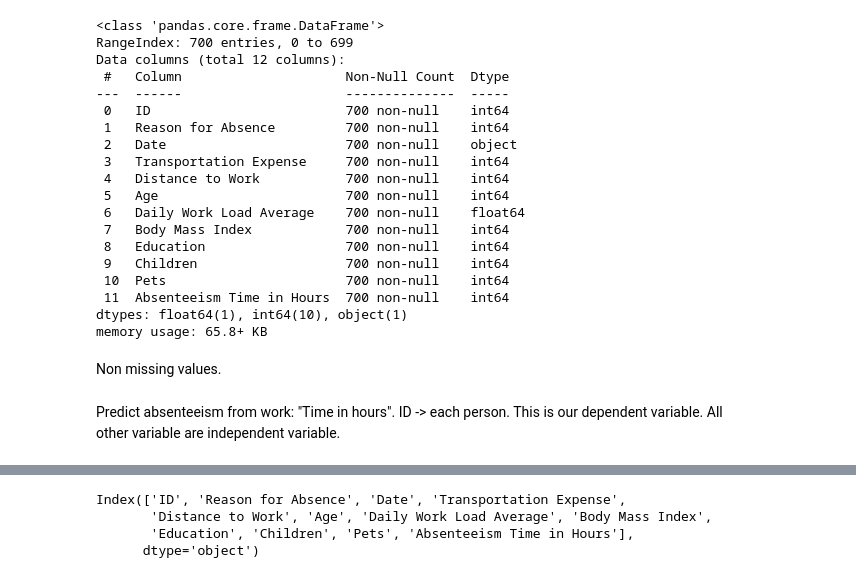
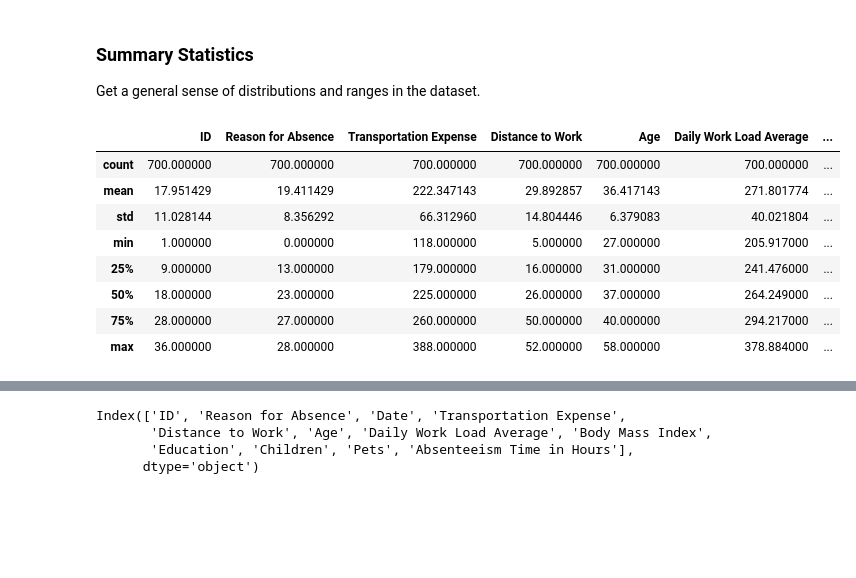
Before and after one commit to shree131/absenteeism_prediction_model, a Jupyter notebook: 1_Absenteeism_Preprocessing.ipynb, the cells around one changed output, grey strips where cells are left out. Drawn from its saved outputs; the diff is of its cells as text; code cells hidden in the pictures; blank space fills up the shorter version.

```diff
--- a/1_Absenteeism_Preprocessing.ipynb
+++ b/1_Absenteeism_Preprocessing.ipynb
@@ -33,0 +24,17 @@ df.head()
+# %%
+# Core libraries
+import pandas as pd
+import numpy as np
+from IPython.display import display, Markdown
+
+# Display settings
+pd.set_option('display.max_columns', None)
+
+# Load dataset
+df = pd.read_csv('absenteeism_raw_data.csv')
+
+# Initial checkpoint for backup
+df_raw = df.copy()
+
+# Preview first few rows
+df.head()
@@ -34,26 +101,15 @@ df.head()
+# %% [markdown]
+### Summary Statistics
+Get a general sense of distributions and ranges in the dataset.
 # %%
-df.info()
+df.describe()
 # %% [output]
-<class 'pandas.core.frame.DataFrame'>
-RangeIndex: 700 entries, 0 to 699
-Data columns (total 12 columns):
- #   Column                     Non-Null Count  Dtype
----  ------                     --------------  -----
- 0   ID                         700 non-null    int64
- 1   Reason for Absence         700 non-null    int64
- 2   Date                       700 non-null    object
- 3   Transportation Expense     700 non-null    int64
- 4   Distance to Work           700 non-null    int64
- 5   Age                        700 non-null    int64
- 6   Daily Work Load Average    700 non-null    float64
- 7   Body Mass Index            700 non-null    int64
- 8   Education                  700 non-null    int64
- 9   Children                   700 non-null    int64
- 10  Pets                       700 non-null    int64
- 11  Absenteeism Time in Hours  700 non-null    int64
-dtypes: float64(1), int64(10), object(1)
-memory usage: 65.8+ KB
+|  | ID | Reason for Absence | Transportation Expense | Distance to Work | Age | Daily Work Load Average | ... |
+| count | 700.000000 | 700.000000 | 700.000000 | 700.000000 | 700.000000 | 700.000000 | ... |
+| mean | 17.951429 | 19.411429 | 222.347143 | 29.892857 | 36.417143 | 271.801774 | ... |
+| std | 11.028144 | 8.356292 | 66.312960 | 14.804446 | 6.379083 | 40.021804 | ... |
+| min | 1.000000 | 0.000000 | 118.000000 | 5.000000 | 27.000000 | 205.917000 | ... |
+| 25% | 9.000000 | 13.000000 | 179.000000 | 16.000000 | 31.000000 | 241.476000 | ... |
+| 50% | 18.000000 | 23.000000 | 225.000000 | 26.000000 | 37.000000 | 264.249000 | ... |
+| 75% | 28.000000 | 27.000000 | 260.000000 | 50.000000 | 40.000000 | 294.217000 | ... |
+| max | 36.000000 | 28.000000 | 388.000000 | 52.000000 | 58.000000 | 378.884000 | ... |
-# %% [markdown]
-Non missing values.
-# %% [markdown]
-Predict absenteeism from work: "Time in hours". ID -> each person. This is our dependent variable. All other variable are independent variable.
```
Also changed, not shown: parts of 111 cells of this notebook, 2 other files.
